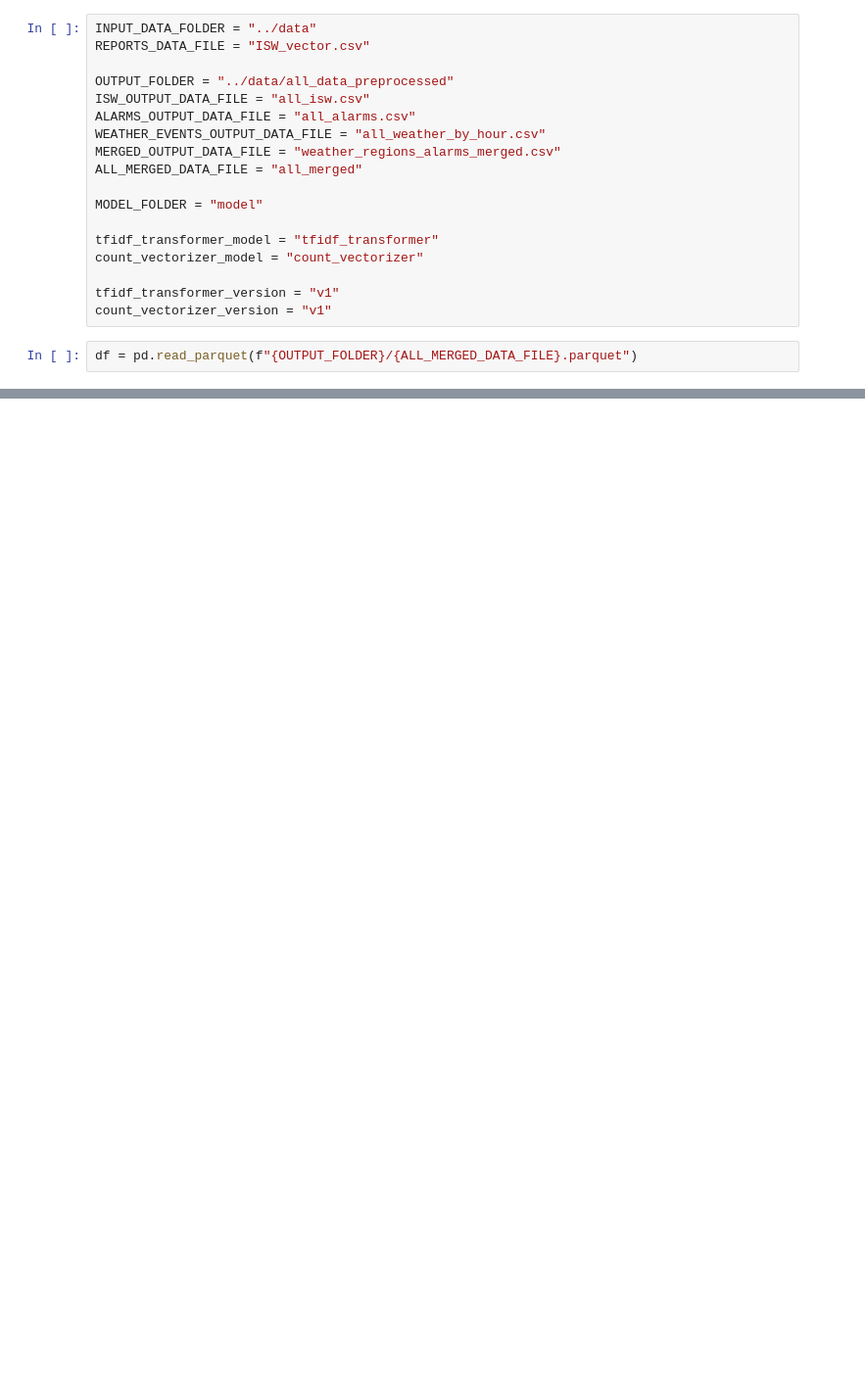
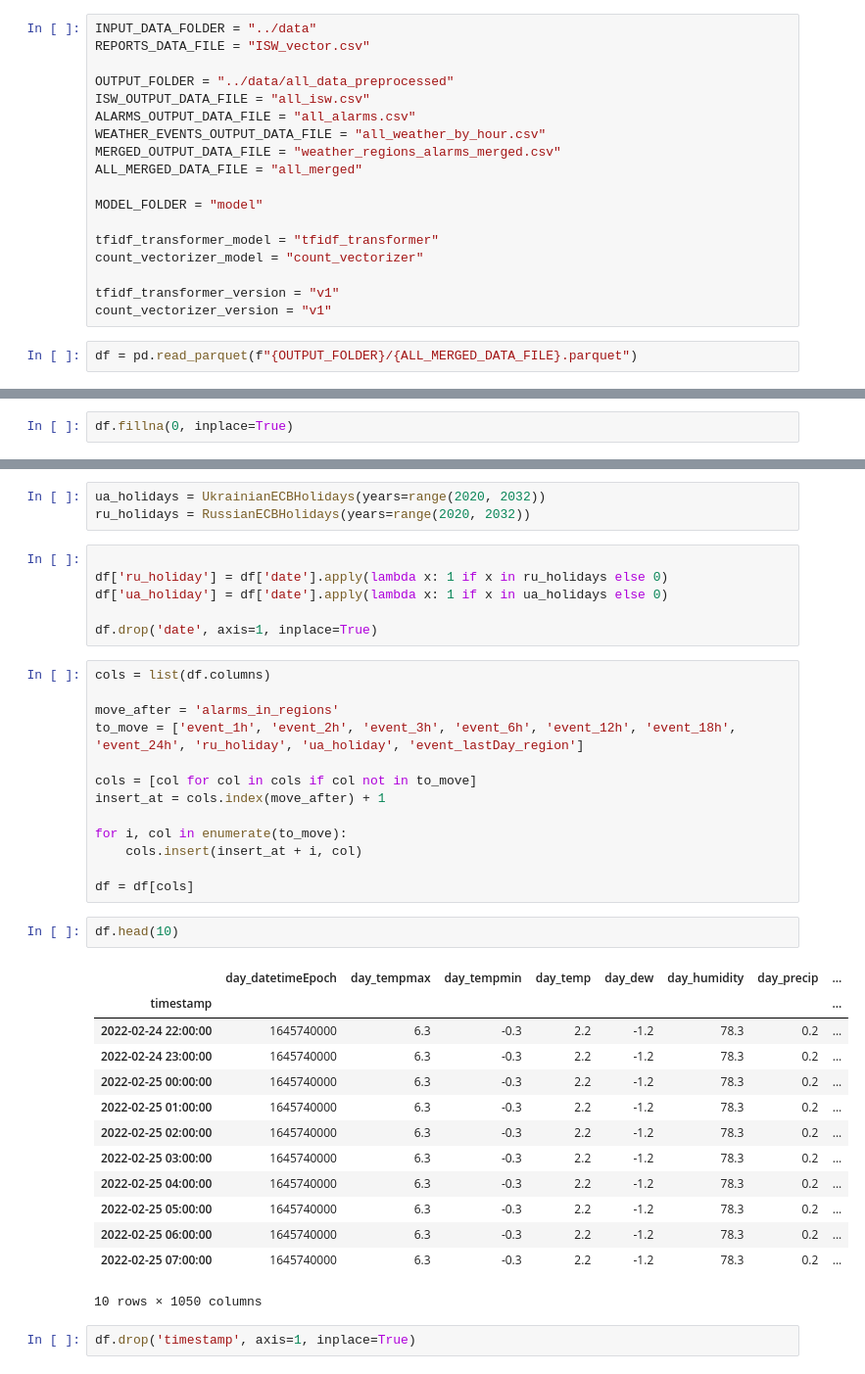
Before and after one commit to HliebOcheretianyi/H2_python_structure_and_data, a Jupyter notebook: src/feature.ipynb, the cells around one changed output, grey strips where cells are left out. Shown at 98% size. Drawn from its saved outputs; the diff is of its cells as text; blank space fills up the shorter version.

Commit message:
ECB public holidays

```diff
--- a/src/feature.ipynb
+++ b/src/feature.ipynb
@@ -50,0 +86,2 @@ df[['hour_datetimeEpoch','alarms_in_regions']].head(6)
+# %%
+df.fillna(0, inplace=True)
@@ -50,0 +119,40 @@ df[['hour_datetimeEpoch','alarms_in_regions']].head(6)
+# %%
+ua_holidays = UkrainianECBHolidays(years=range(2020, 2032))
+ru_holidays = RussianECBHolidays(years=range(2020, 2032))
+# %%
+
+df['ru_holiday'] = df['date'].apply(lambda x: 1 if x in ru_holidays else 0)
+df['ua_holiday'] = df['date'].apply(lambda x: 1 if x in ua_holidays else 0)
+
+df.drop('date', axis=1, inplace=True)
+# %%
+cols = list(df.columns)
+
+move_after = 'alarms_in_regions'
+to_move = ['event_1h', 'event_2h', 'event_3h', 'event_6h', 'event_12h', 'event_18h', 'event_24h', 'ru_holiday', 'ua_holiday', 'event_lastDay_region']
+
+cols = [col for col in cols if col not in to_move]
+insert_at = cols.index(move_after) + 1
+
+for i, col in enumerate(to_move):
+    cols.insert(insert_at + i, col)
+
+df = df[cols]
+# %%
+df.head(10)
+# %% [output]
+|  | day_datetimeEpoch | day_tempmax | day_tempmin | day_temp | day_dew | day_humidity | day_precip | ... |
+| timestamp |  |  |  |  |  |  |  | ... |
+| 2022-02-24 22:00:00 | 1645740000 | 6.3 | -0.3 | 2.2 | -1.2 | 78.3 | 0.2 | ... |
+| 2022-02-24 23:00:00 | 1645740000 | 6.3 | -0.3 | 2.2 | -1.2 | 78.3 | 0.2 | ... |
+| 2022-02-25 00:00:00 | 1645740000 | 6.3 | -0.3 | 2.2 | -1.2 | 78.3 | 0.2 | ... |
+| 2022-02-25 01:00:00 | 1645740000 | 6.3 | -0.3 | 2.2 | -1.2 | 78.3 | 0.2 | ... |
+| 2022-02-25 02:00:00 | 1645740000 | 6.3 | -0.3 | 2.2 | -1.2 | 78.3 | 0.2 | ... |
+| 2022-02-25 03:00:00 | 1645740000 | 6.3 | -0.3 | 2.2 | -1.2 | 78.3 | 0.2 | ... |
+| 2022-02-25 04:00:00 | 1645740000 | 6.3 | -0.3 | 2.2 | -1.2 | 78.3 | 0.2 | ... |
+| 2022-02-25 05:00:00 | 1645740000 | 6.3 | -0.3 | 2.2 | -1.2 | 78.3 | 0.2 | ... |
+| 2022-02-25 06:00:00 | 1645740000 | 6.3 | -0.3 | 2.2 | -1.2 | 78.3 | 0.2 | ... |
+| 2022-02-25 07:00:00 | 1645740000 | 6.3 | -0.3 | 2.2 | -1.2 | 78.3 | 0.2 | ... |
+10 rows × 1050 columns
+# %%
+df.drop('timestamp', axis=1, inplace=True)
```
Also changed, not shown: parts of 14 cells of this notebook, 3 other files.
